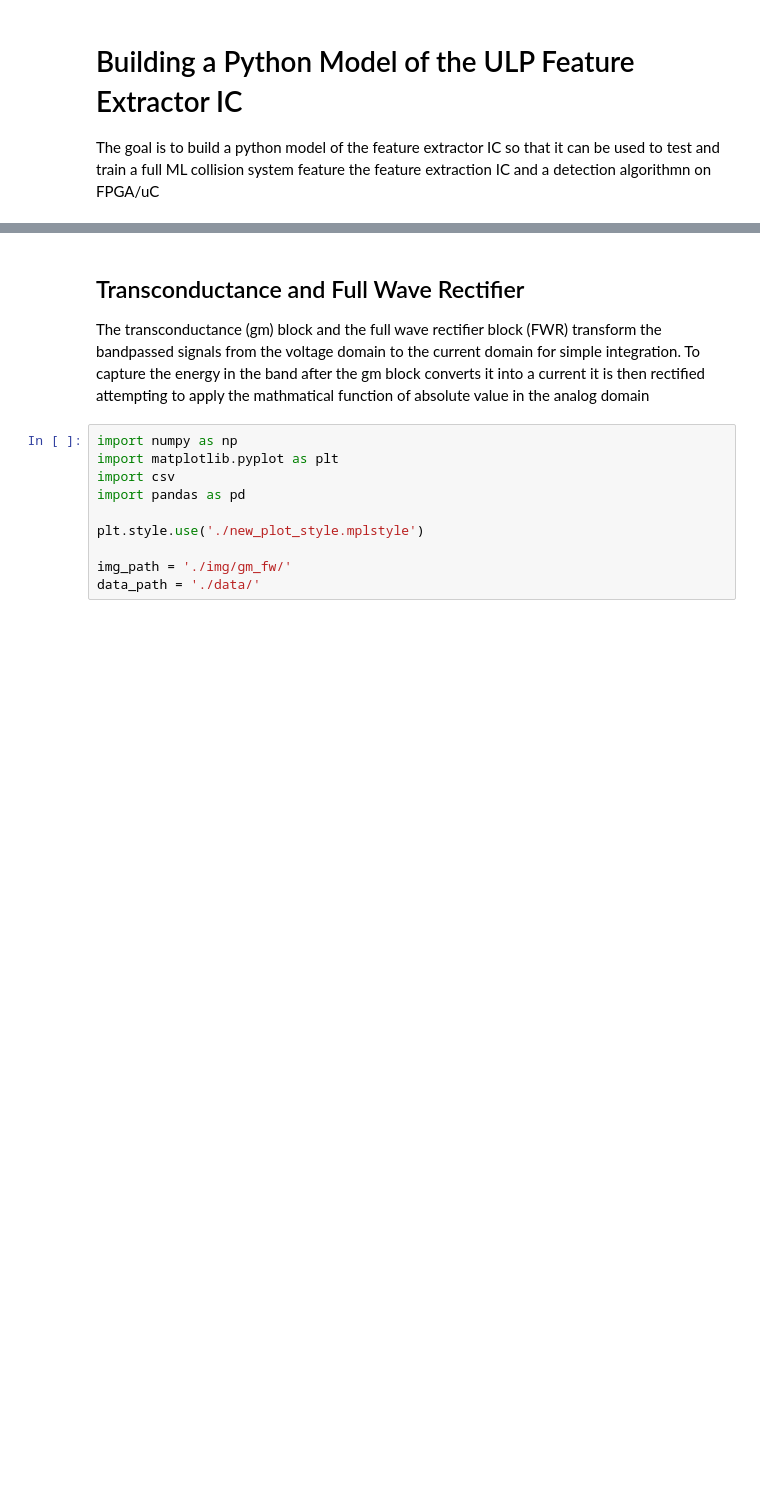
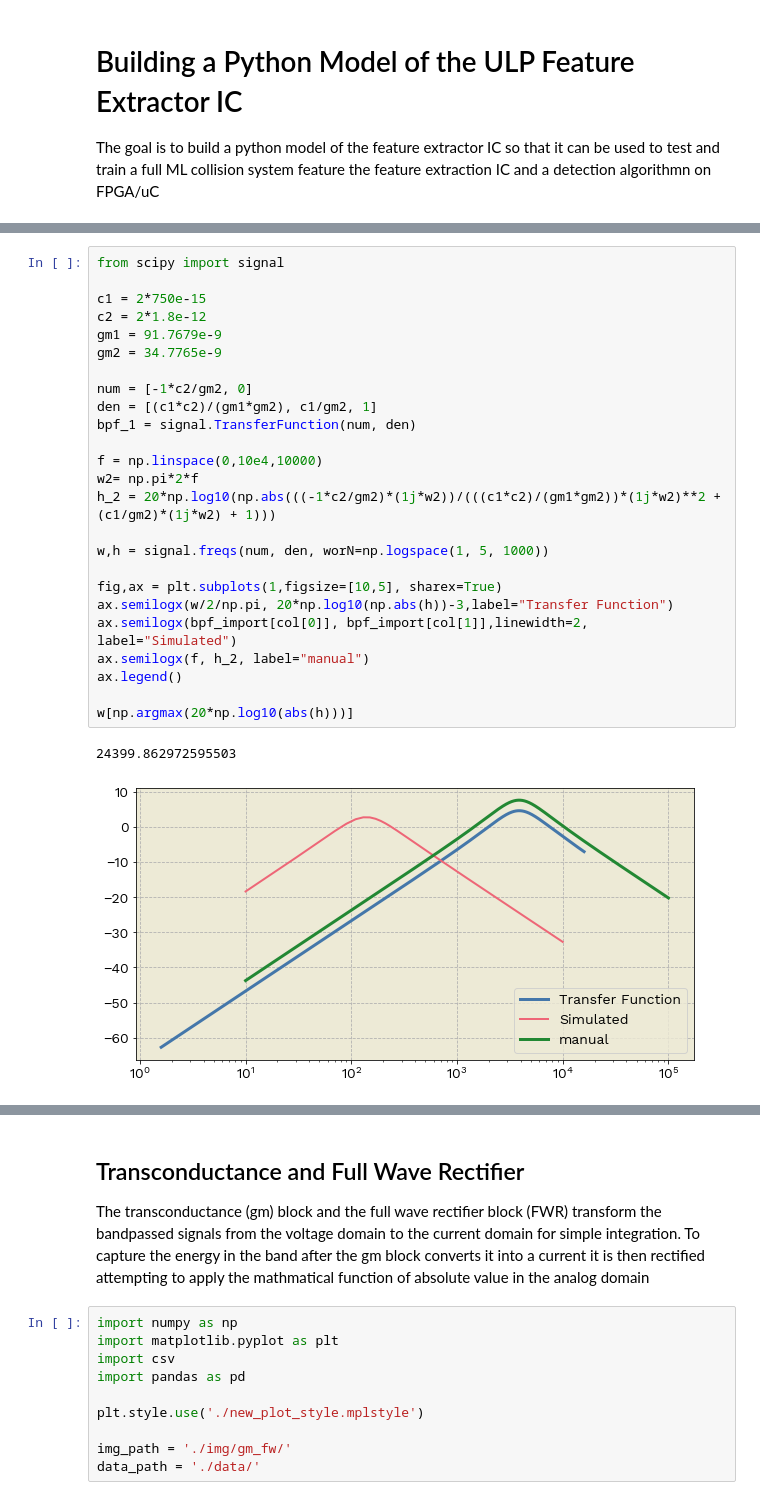
Before and after one commit to clocktop/feature_extractor_model, a Jupyter notebook: feature_extractor_model_exploration.ipynb, the cells around one changed output, grey strips where cells are left out. Drawn from its saved outputs; the diff is of its cells as text; blank space fills up the shorter version.

```diff
--- a/feature_extractor_model_exploration.ipynb
+++ b/feature_extractor_model_exploration.ipynb
@@ -4,0 +44,28 @@ The goal is to build a python model of the feature extractor IC so that it can b
+# %%
+from scipy import signal
+
+c1 = 2*750e-15
+c2 = 2*1.8e-12
+gm1 = 91.7679e-9
+gm2 = 34.7765e-9
+
+num = [-1*c2/gm2, 0]
+den = [(c1*c2)/(gm1*gm2), c1/gm2, 1]
+bpf_1 = signal.TransferFunction(num, den)
+
+f = np.linspace(0,10e4,10000)
+w2= np.pi*2*f
+h_2 = 20*np.log10(np.abs(((-1*c2/gm2)*(1j*w2))/(((c1*c2)/(gm1*gm2))*(1j*w2)**2 + (c1/gm2)*(1j*w2) + 1)))
+
+w,h = signal.freqs(num, den, worN=np.logspace(1, 5, 1000))
+
+fig,ax = plt.subplots(1,figsize=[10,5], sharex=True)
+ax.semilogx(w/2/np.pi, 20*np.log10(np.abs(h))-3,label="Transfer Function")
+ax.semilogx(bpf_import[col[0]], bpf_import[col[1]],linewidth=2, label="Simulated")
+ax.semilogx(f, h_2, label="manual")
+ax.legend()
+
+w[np.argmax(20*np.log10(abs(h)))]
+# %% [output]
+24399.862972595503
+[figure, added]
```
Also changed, not shown: parts of 28 cells of this notebook, 8 other files.
